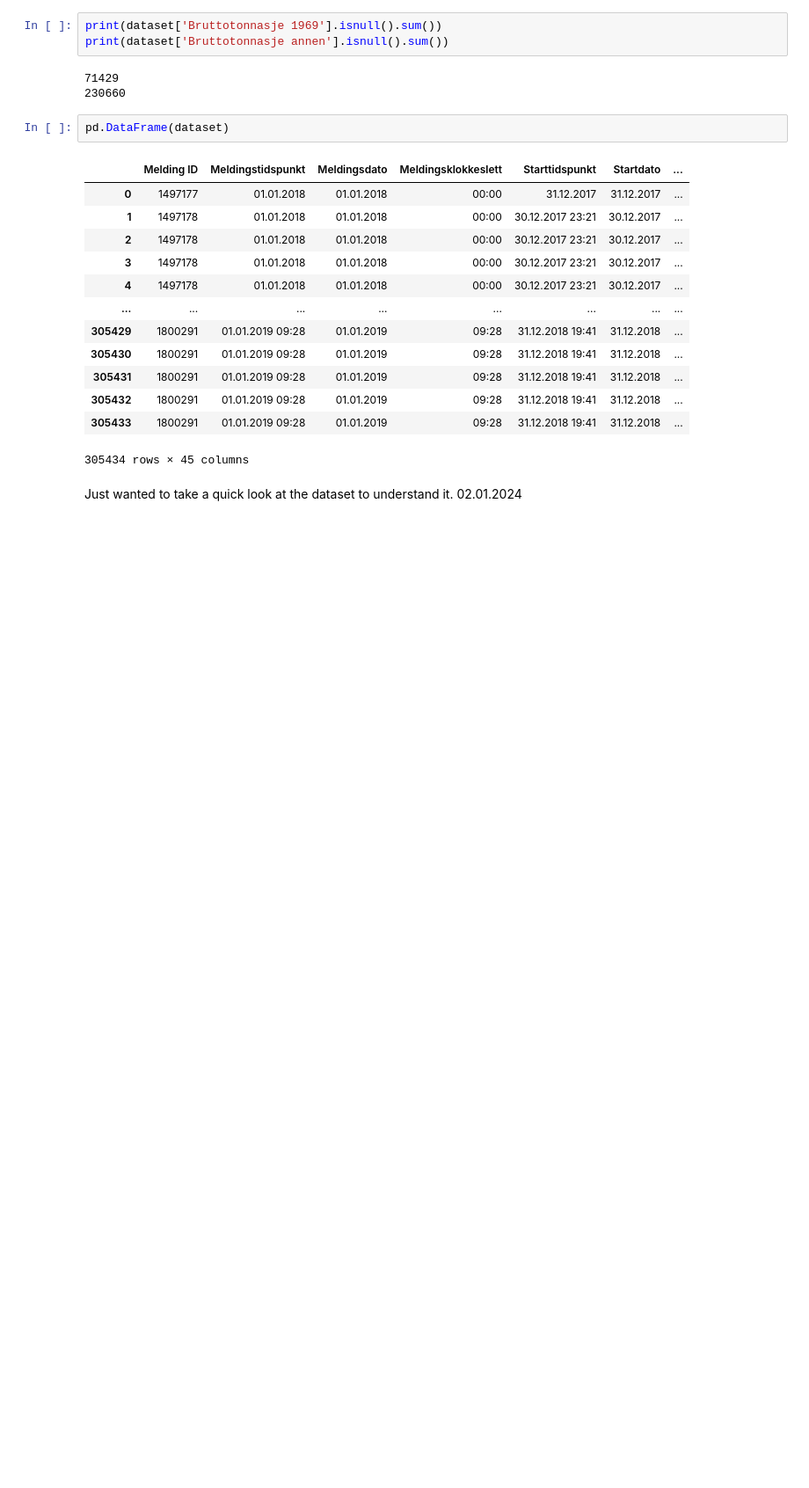
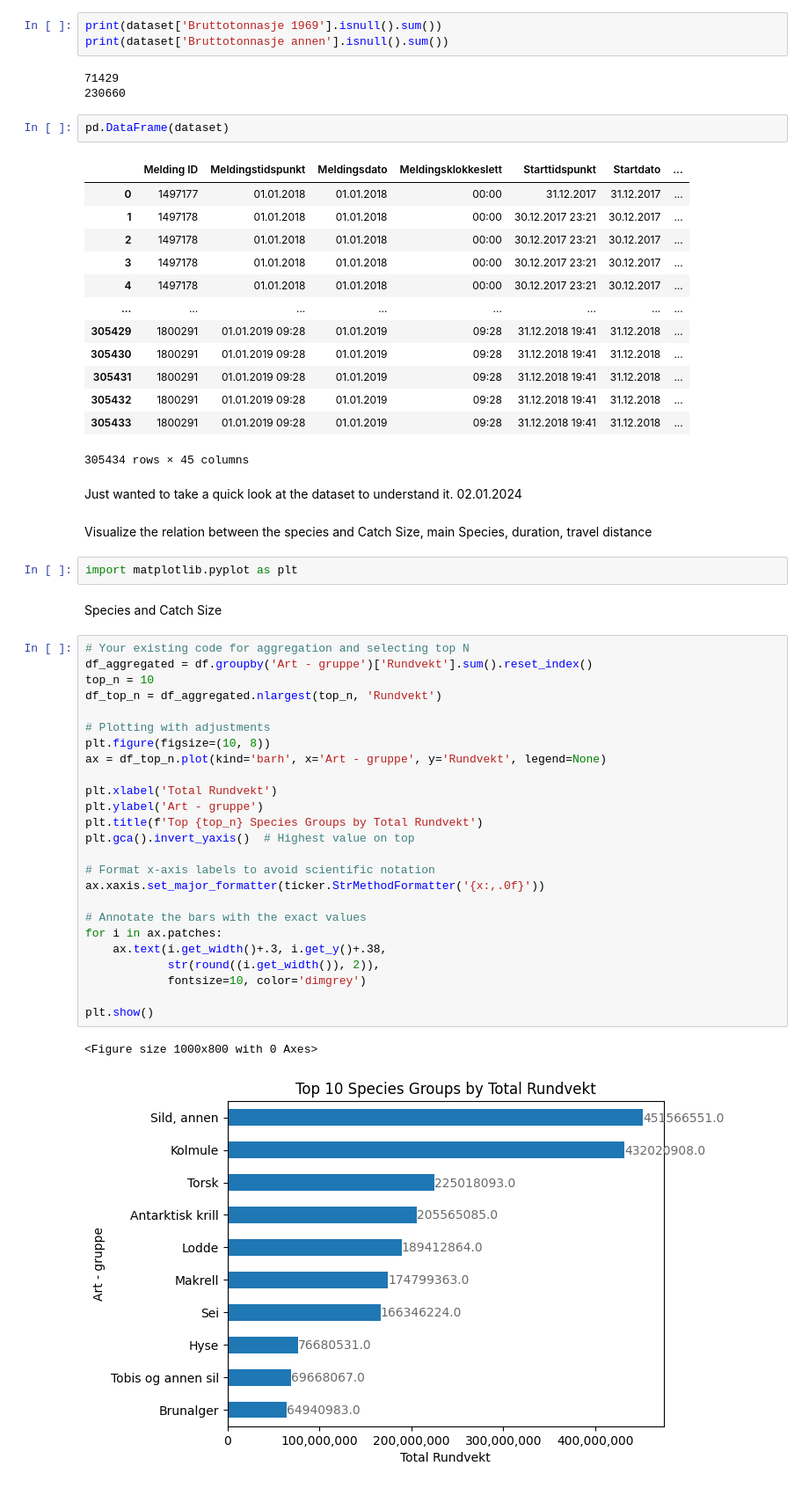
Before and after one commit to Destroyers04/Info284_Project, a Jupyter notebook: Data Processing/aaronProcessingData.ipynb, the cells around one changed output. Shown: that part at 88% size. Saved outputs shown, nothing was run; the diff lists cells and outputs as text; blank space fills up the shorter version.

Commit message:
Made some visuals

```diff
--- a/Data Processing/aaronProcessingData.ipynb
+++ b/Data Processing/aaronProcessingData.ipynb
@@ -68,3 +70,37 @@ pd.DataFrame(dataset)
 305434 rows × 45 columns
 # %% [markdown]
 Just wanted to take a quick look at the dataset to understand it. 02.01.2024
+# %% [markdown]
+Visualize the relation between the species and Catch Size, main Species, duration, travel distance
+# %%
+import matplotlib.pyplot as plt
+# %% [markdown]
+Species and Catch Size
+# %%
+# Your existing code for aggregation and selecting top N
+df_aggregated = df.groupby('Art - gruppe')['Rundvekt'].sum().reset_index()
+top_n = 10
+df_top_n = df_aggregated.nlargest(top_n, 'Rundvekt')
+
+# Plotting with adjustments
+plt.figure(figsize=(10, 8))
+ax = df_top_n.plot(kind='barh', x='Art - gruppe', y='Rundvekt', legend=None)
+
+plt.xlabel('Total Rundvekt')
+plt.ylabel('Art - gruppe')
+plt.title(f'Top {top_n} Species Groups by Total Rundvekt')
+plt.gca().invert_yaxis()  # Highest value on top
+
+# Format x-axis labels to avoid scientific notation
+ax.xaxis.set_major_formatter(ticker.StrMethodFormatter('{x:,.0f}'))
+
+# Annotate the bars with the exact values
+for i in ax.patches:
+    ax.text(i.get_width()+.3, i.get_y()+.38,
+            str(round((i.get_width()), 2)),
+            fontsize=10, color='dimgrey')
+
+plt.show()
+# %% [output]
+<Figure size 1000x800 with 0 Axes>
+[figure, added]
```
Also changed, not shown: parts of 4 cells of this notebook, 3 other files.
